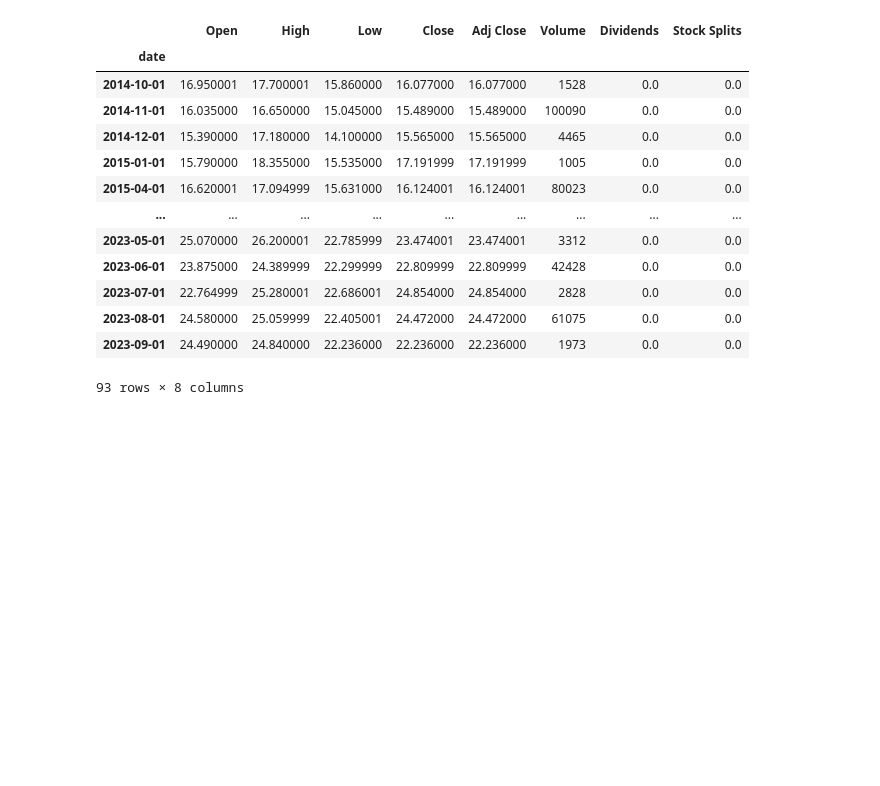
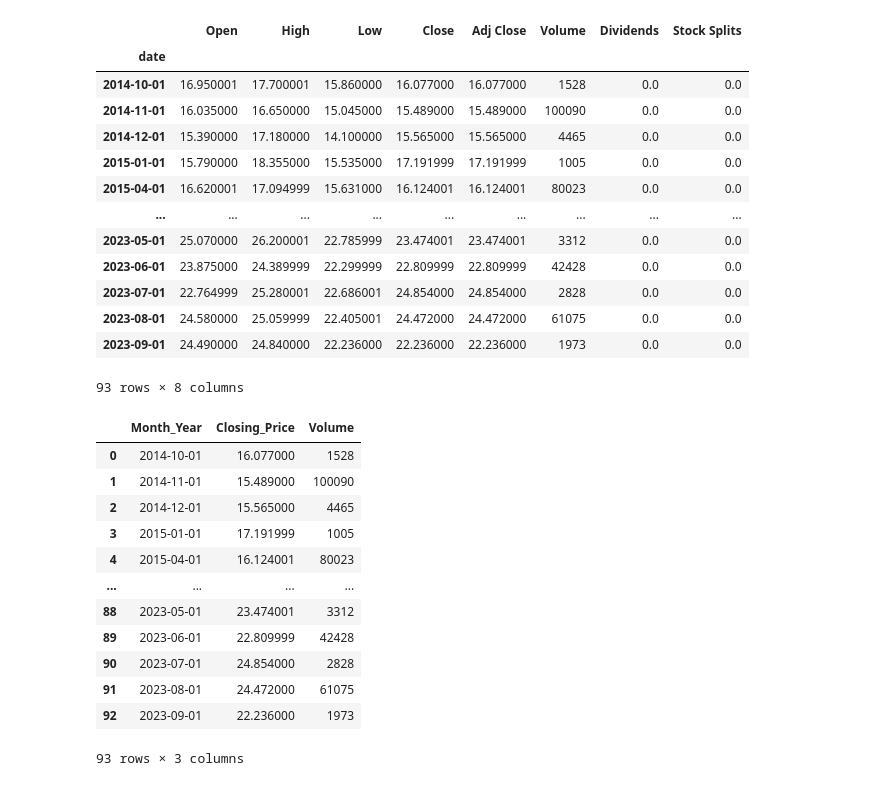
Before and after one commit to Hensonkk/Is-Crypto-The-Future, a Jupyter notebook: BTC_GOLD_SILVER DATA.ipynb, the cells around one changed output. Drawn from its saved outputs; the diff is of its cells as text; code cells hidden in the pictures; blank space fills up the shorter version.

```diff
--- a/BTC_GOLD_SILVER DATA.ipynb
+++ b/BTC_GOLD_SILVER DATA.ipynb
@@ -92,4 +115,26 @@ silver_monthly
 | 2023-08-01 | 24.580000 | 25.059999 | 22.405001 | 24.472000 | 24.472000 | 61075 | 0.0 | 0.0 |
 | 2023-09-01 | 24.490000 | 24.840000 | 22.236000 | 22.236000 | 22.236000 | 1973 | 0.0 | 0.0 |
 93 rows × 8 columns
+# %%
+silver_monthly2 = silver_monthly[["Close", "Volume"]]
+# %%
+silver_monthly2.reset_index(inplace = True)
+# %%
+silver_new = silver_monthly2.rename(columns={'date': 'Month_Year', 'Close': 'Closing_Price'})
+# %%
+silver_new
+# %% [output]
+|  | Month_Year | Closing_Price | Volume |
+| 0 | 2014-10-01 | 16.077000 | 1528 |
+| 1 | 2014-11-01 | 15.489000 | 100090 |
+| 2 | 2014-12-01 | 15.565000 | 4465 |
+| 3 | 2015-01-01 | 17.191999 | 1005 |
+| 4 | 2015-04-01 | 16.124001 | 80023 |
+| ... | ... | ... | ... |
+| 88 | 2023-05-01 | 23.474001 | 3312 |
+| 89 | 2023-06-01 | 22.809999 | 42428 |
+| 90 | 2023-07-01 | 24.854000 | 2828 |
+| 91 | 2023-08-01 | 24.472000 | 61075 |
+| 92 | 2023-09-01 | 22.236000 | 1973 |
+93 rows × 3 columns
 # %%
```
Also changed, not shown: parts of 16 cells of this notebook, 4 other files.
